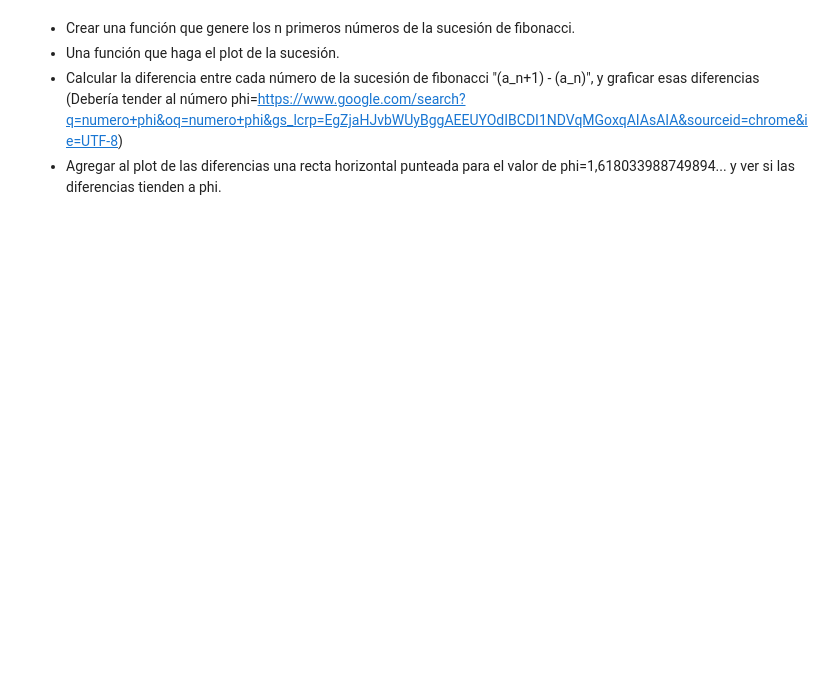
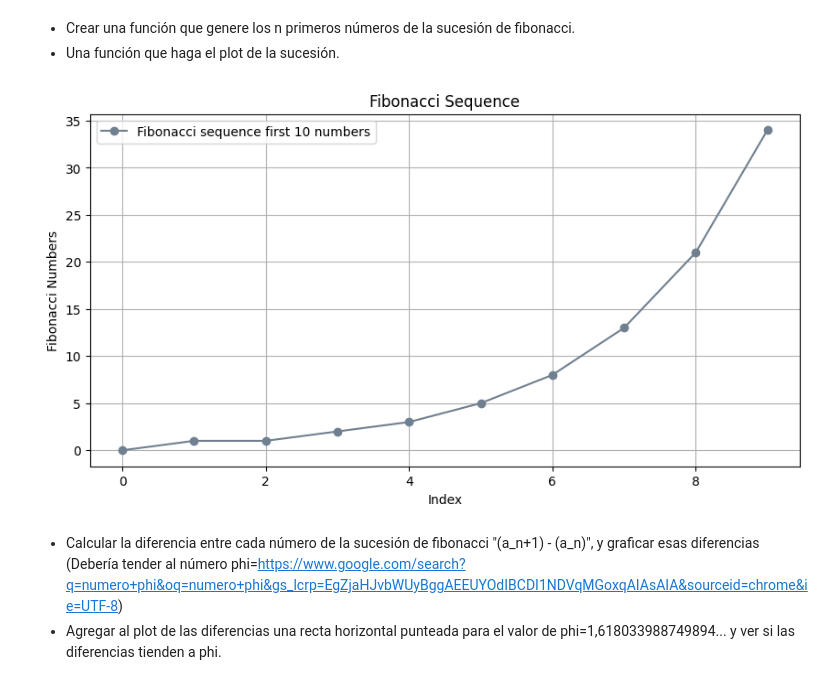
Before and after one commit to andreasoledadguerra/fibonacci_sequence, a Jupyter notebook: fibo.ipynb, the cells around one changed output. Drawn from its saved outputs; the diff is of its cells as text; code cells hidden in the pictures; blank space fills up the shorter version.

```diff
--- a/fibo.ipynb
+++ b/fibo.ipynb
@@ -1,5 +1,39 @@
+# %% [markdown]
+- Crear una función que genere los n primeros números de la sucesión de fibonacci.
+- Una función que haga el plot de la sucesión.
+# %%
+import matplotlib.pyplot as plt
+
+def fibonacci_sequence(n: int) -> list:
+    if n <= 0:
+        return []
+
+    fibonacci_numbers = [0, 1]
+    for i in range(2, n):
+        next_number = fibonacci_numbers[-1] + fibonacci_numbers[-2]
+        fibonacci_numbers.append(next_number)
+
+    return fibonacci_numbers
+
+# Set the number of Fibonacci numbers you want to generate
+n = 10  # it can be changed
+
+# Generate the Fibonacci sequence
+fibonacci_sequence_list = fibonacci_sequence(n)
+
+# Plot the sequence
+plt.figure(figsize=(10, 5))
+plt.plot(range(len(fibonacci_sequence_list)), fibonacci_sequence_list,
+         marker='o', linestyle='-', color='slategray',
+         label=f'Fibonacci sequence first {n} numbers')
+plt.xlabel("Index")
+plt.ylabel("Fibonacci Numbers")
+plt.title("Fibonacci Sequence")
+plt.legend()
+plt.grid(True)
+plt.show()
+# %% [output]
+[figure, added]
 # %% [markdown]
-- Crear una función que genere los n primeros números de la sucesión de fibonacci.
-- Una función que haga el plot de la sucesión.
 - Calcular la diferencia entre cada número de la sucesión de fibonacci "(a_n+1) - (a_n)", y graficar esas diferencias (Debería tender al número phi=https://www.google.com/search?q=numero+phi&oq=numero+phi&gs_lcrp=EgZjaHJvbWUyBggAEEUYOdIBCDI1NDVqMGoxqAIAsAIA&sourceid=chrome&ie=UTF-8)
 - Agregar al plot de las diferencias una recta horizontal punteada para el valor de phi=1,618033988749894... y ver si las diferencias tienden a phi.
```
Also changed, not shown: parts of 5 cells of this notebook.
